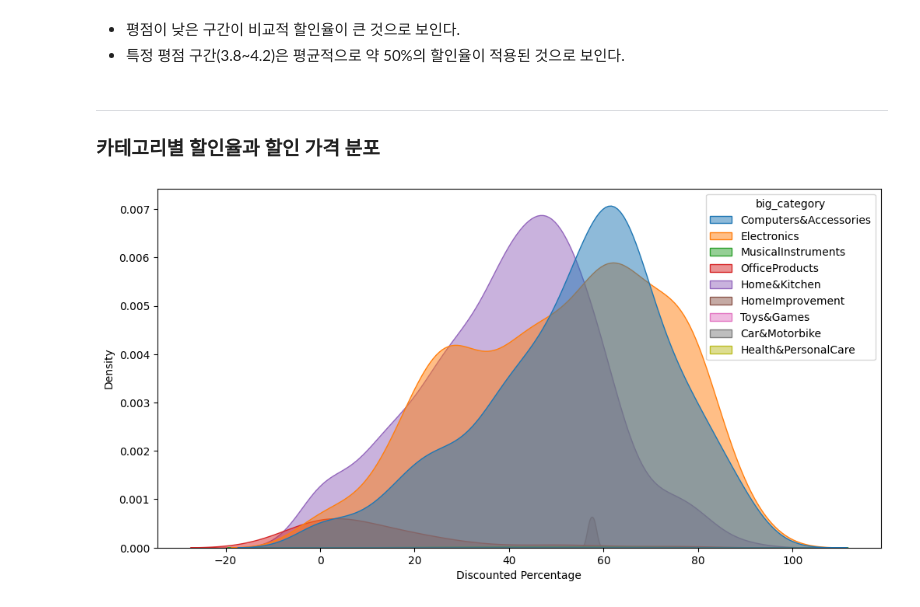
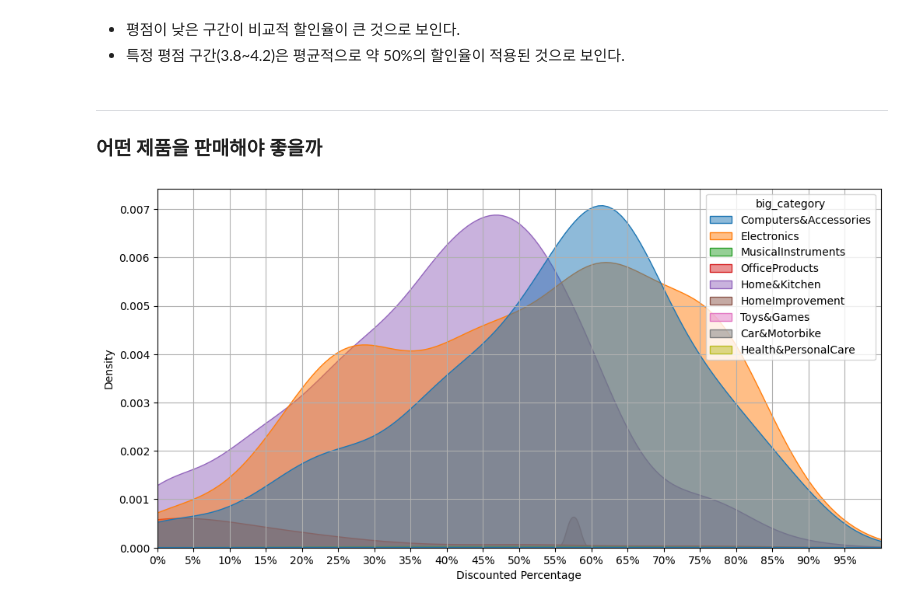
Before and after one commit to BenCyera/Amazon_sales_machine_learning, a Jupyter notebook: notebooks/sehee/price_EDA.ipynb, the cells around one changed output. Cells and saved outputs as stored; diff of their text form; code cells hidden in the pictures.

```diff
--- a/notebooks/sehee/price_EDA.ipynb
+++ b/notebooks/sehee/price_EDA.ipynb
@@ -133,9 +133,8 @@ amazon_df['rating_count'] = amazon_df['rating_count'].str.replace(',','').astype
 ---
 ### 카테고리별 할인 가격과 할인율 분포
 - Big category 추출
+# %%
+amazon_df.loc[:, 'big_category'] = amazon_df['category'].apply(lambda x: x.split('|')[0])
 # %%
-cols = ['category', 'discount_percentage', 'discounted_price_KRW', 'actual_price_KRW']
+cols = ['big_category', 'discount_percentage', 'discounted_price_KRW', 'actual_price_KRW']
 category_price = amazon_df[cols]
-# %%
-# 'category' 열을 '|'로 분리하여 첫 번째 요소를 'big_category' 열로 추가
-category_price.loc[:, 'big_category'] = category_price['category'].apply(lambda x: x.split('|')[0])
@@ -255,13 +248,18 @@ plt.show()
 # %% [markdown]
 - 평점이 낮은 구간이 비교적 할인율이 큰 것으로 보인다.
 - 특정 평점 구간(3.8~4.2)은 평균적으로 약 50%의 할인율이 적용된 것으로 보인다.
-# %% [markdown]
----
-### 카테고리별 할인율과 할인 가격 분포
+# %% [markdown]
+---
+### 어떤 제품을 판매해야 좋을까
 # %%
+# 카테고리별 할인율의 확률 밀도
 plt.figure(figsize=(12, 6))
 sns.kdeplot(data=category_price, x='discount_percentage', hue='big_category', fill=True, alpha=0.5, warn_singular=False)
 plt.xlabel('Discounted Percentage')
+plt.xlim(0, 100)
+ticks = range(0, 100, 5)
+plt.xticks(ticks, [f'{tick}%' for tick in ticks])
+plt.grid()
 plt.show()
 # %% [output]
-[figure, old version]
+[figure, new version]
```
Also changed, not shown: parts of 7 cells of this notebook.
